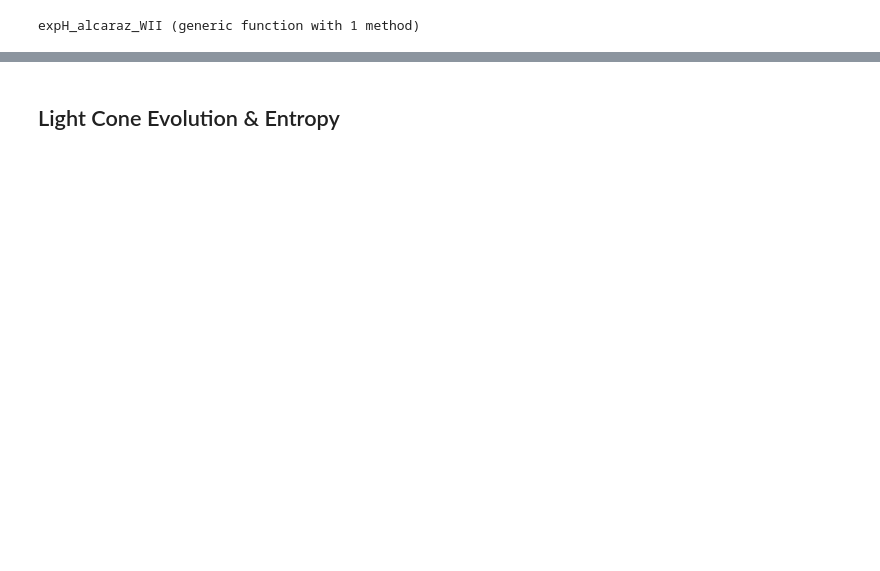
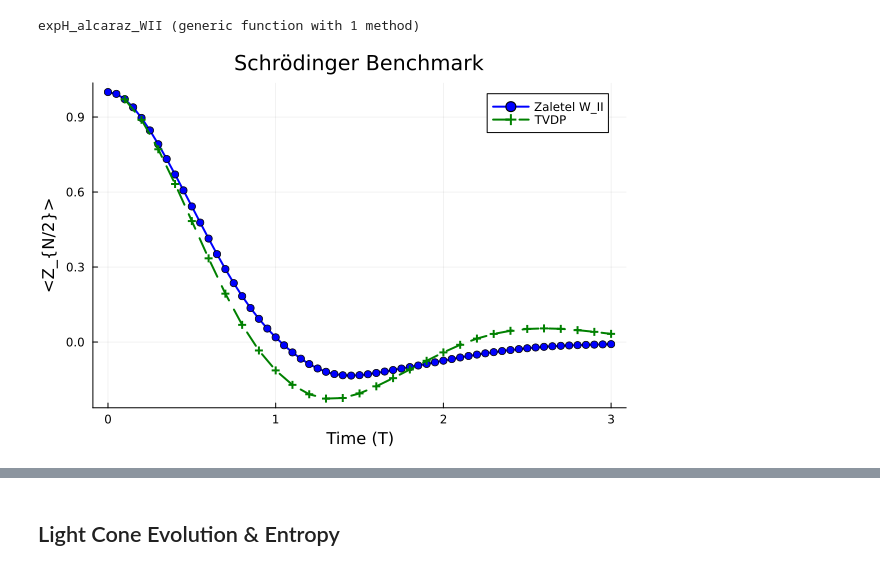
Before and after one commit to jmarquezol/QuantumMaster, a Jupyter notebook: master_thesis/NNN_crit_model.ipynb, the cells around one changed output, grey strips where cells are left out. Saved outputs shown, nothing was run; the diff lists cells and outputs as text; code cells hidden in the pictures; blank space fills up the shorter version.

```diff
--- a/master_thesis/NNN_crit_model.ipynb
+++ b/master_thesis/NNN_crit_model.ipynb
@@ -602,3 +627,42 @@ function expH_alcaraz_WII(sites::Vector{<:Index}, lambda::Number, p::Number; dt:
 end
 # %% [output]
 expH_alcaraz_WII (generic function with 1 method)
+# %%
+# SCHRÖDINGER TIME EVOLUTION
+N = 50
+lambda = 1.0
+p = 0.5
+dt = 0.05
+T_max = 3.0
+
+sites = siteinds("S=1/2", N)
+psi = MPS(sites, "Up")
+center_site = div(N, 2)
+
+times = 0.0:dt:T_max
+z_vals = Float64[]
+push!(z_vals, real(expect(psi, "Z")[center_site]))
+
+U_dt = expH_alcaraz_WII(sites, lambda, p, dt=dt)
+
+@showprogress for t in times[2:end]
+    psi = apply(U_dt, psi; cutoff=1e-12, maxdim=400)
+    normalize!(psi)
+
+    val = real(expect(psi, "Z")[center_site])
+    push!(z_vals, val)
+end
+
+p_plot = plot(times, z_vals,
+    label="Zaletel W_II",
+    xlabel="Time (T)", ylabel="<Z_{N/2}>",
+    lw=2, marker=:circle, color=:blue,
+    title="Schrödinger Benchmark")
+
+plot!(p_plot, times_tdvp, z_tdvp,
+    label="TVDP",
+    lw=2, color=:green, marker=:cross, ls=:dash)
+
+display(p_plot)
+# %% [output]
+[figure, added]
```
Also changed, not shown: parts of 13 cells of this notebook.
